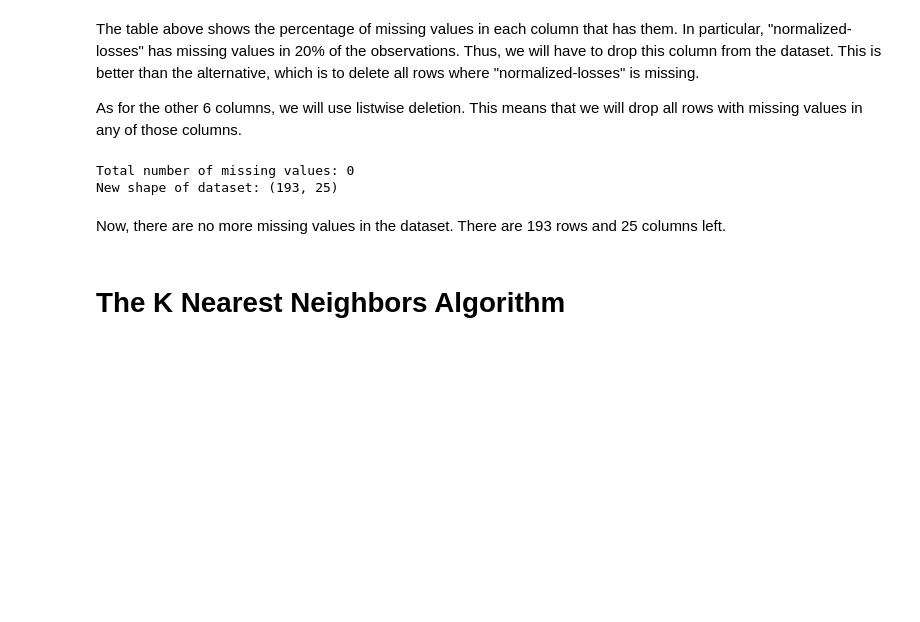
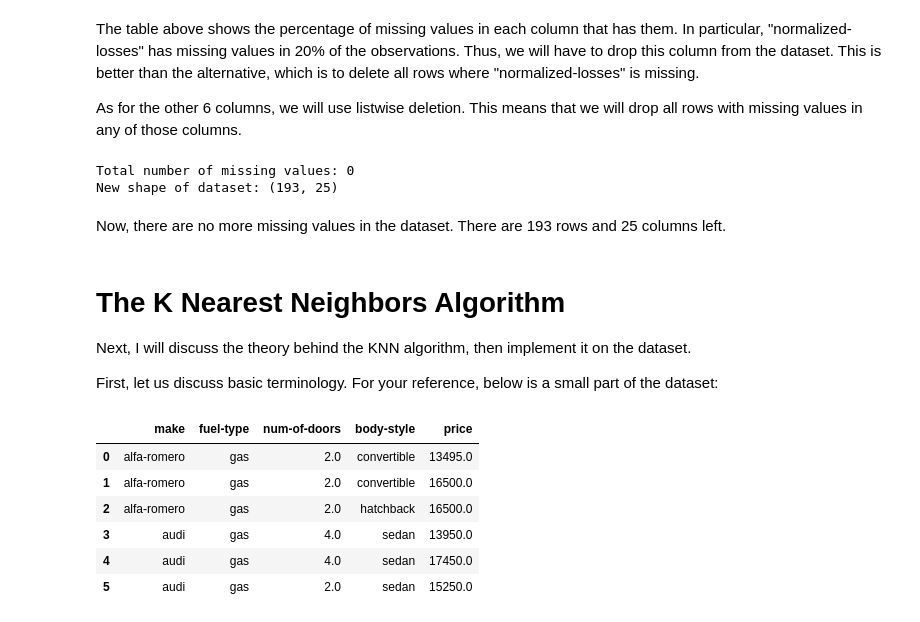
Before and after one commit to MiguelAHG/mahg-data-science, a Jupyter notebook: _notebooks/2021-12-20-Predicting-Car-Prices-K-Nearest-Neighbors.ipynb, the cells around one changed output. Cells and saved outputs as stored; diff of their text form; code cells hidden in the pictures; blank space fills up the shorter version.

```diff
--- a/_notebooks/2021-12-20-Predicting-Car-Prices-K-Nearest-Neighbors.ipynb
+++ b/_notebooks/2021-12-20-Predicting-Car-Prices-K-Nearest-Neighbors.ipynb
@@ -240,3 +243,18 @@ New shape of dataset: (193, 25)
 Now, there are no more missing values in the dataset. There are 193 rows and 25 columns left.
 # %% [markdown]
 # The K Nearest Neighbors Algorithm
+
+Next, I will discuss the theory behind the KNN algorithm, then implement it on the dataset.
+
+First, let us discuss basic terminology. For your reference, below is a small part of the dataset:
+# %%
+#collapse-hide
+cars_df.loc[:5, ["make", "fuel-type", "num-of-doors", "body-style", "price"]]
+# %% [output]
+|  | make | fuel-type | num-of-doors | body-style | price |
+| 0 | alfa-romero | gas | 2.0 | convertible | 13495.0 |
+| 1 | alfa-romero | gas | 2.0 | convertible | 16500.0 |
+| 2 | alfa-romero | gas | 2.0 | hatchback | 16500.0 |
+| 3 | audi | gas | 4.0 | sedan | 13950.0 |
+| 4 | audi | gas | 4.0 | sedan | 17450.0 |
+| 5 | audi | gas | 2.0 | sedan | 15250.0 |
```
Also changed, not shown: parts of 22 cells of this notebook.
